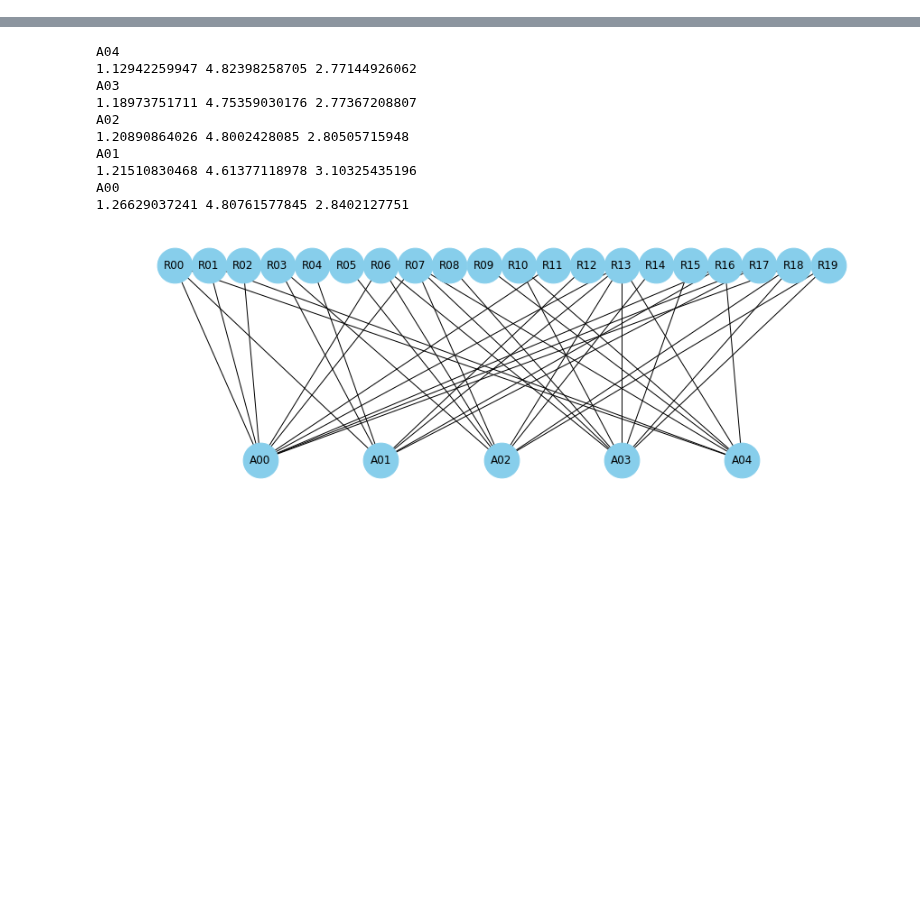
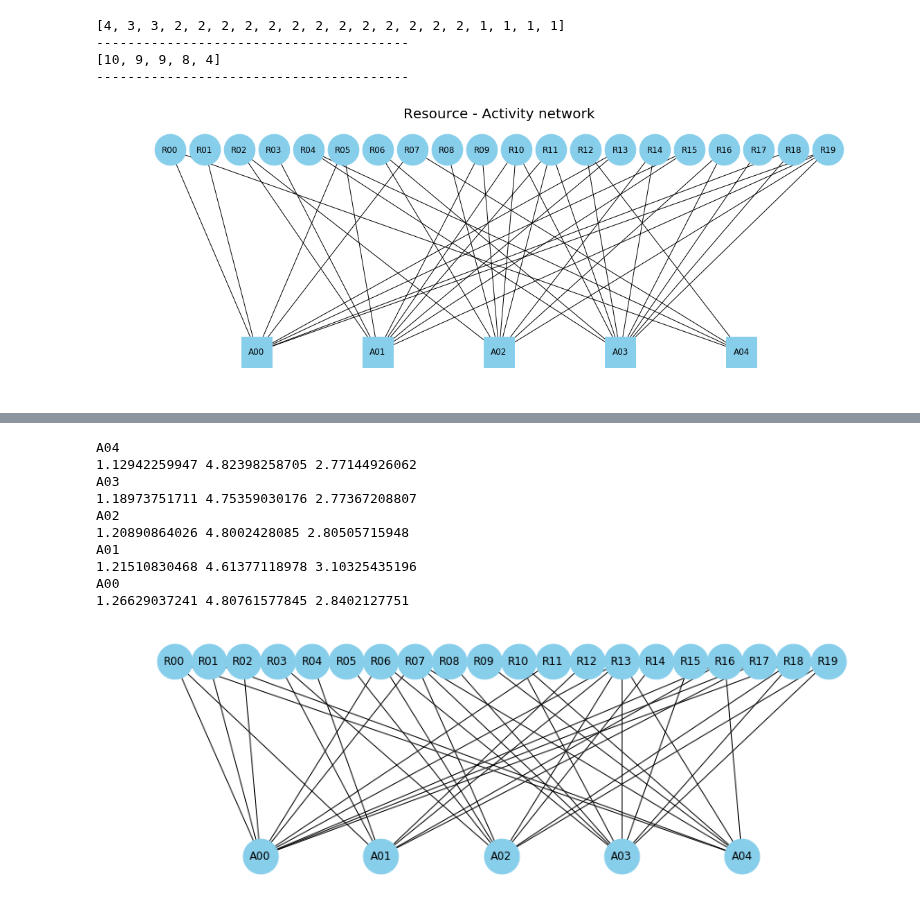
Before and after one commit to frhyme/frhyme.github.io, a Jupyter notebook: _posts/personal_ipynb/process and organization.ipynb, the cells around one changed output, grey strips where cells are left out. Cells and saved outputs as stored; diff of their text form; code cells hidden in the pictures; blank space fills up the shorter version.

```diff
--- a/_posts/personal_ipynb/process and organization.ipynb
+++ b/_posts/personal_ipynb/process and organization.ipynb
@@ -135,2 +200,29 @@ R_net = make_random_tree(R_set, 5)
+# %%
+for s in nx.bipartite.sets(R_A_net):
+    degs = sorted([x[1] for x in R_A_net.degree(s)], reverse=True)
+    print(degs), print("-"*40)
+
+plt.figure(figsize=(16, 6))
+pos = bipartite_layout(R_A_net, LR=False)
+nx.draw_networkx(R_A_net, pos=pos, node_size=200, node_color='skyblue')
+nx.draw_networkx_nodes(R_A_net, pos=pos, nodelist=nx.bipartite.sets(R_A_net)[0], node_shape='o',
+                       node_size=2000, node_color='skyblue')
+nx.draw_networkx_nodes(R_A_net, pos=pos, nodelist=nx.bipartite.sets(R_A_net)[1], node_shape='s',
+                       node_size=2000, node_color='skyblue')
+
+#nx.draw_networkx(R_net, pos=tree_position(R_net), node_size=2000, node_color='skyblue', ax = axes[1])
+plt.axis('off')
+plt.title('Resource - Activity network', fontsize=20)
+#axes[1].set_title('Resource Network', fontsize=20)
+## degree dist check
+plt.tight_layout()
+plt.savefig('../../assets/images/markdown_img/180816_RA_net.png', dpi=200)
+plt.show()
+# %% [output]
+[4, 3, 3, 2, 2, 2, 2, 2, 2, 2, 2, 2, 2, 2, 2, 2, 1, 1, 1, 1]
+----------------------------------------
+[10, 9, 9, 8, 4]
+----------------------------------------
+[figure, added]
 # %%
 plt.figure(figsize=(16, 6))
```
Also changed, not shown: parts of 25 cells of this notebook, 24 other files.
